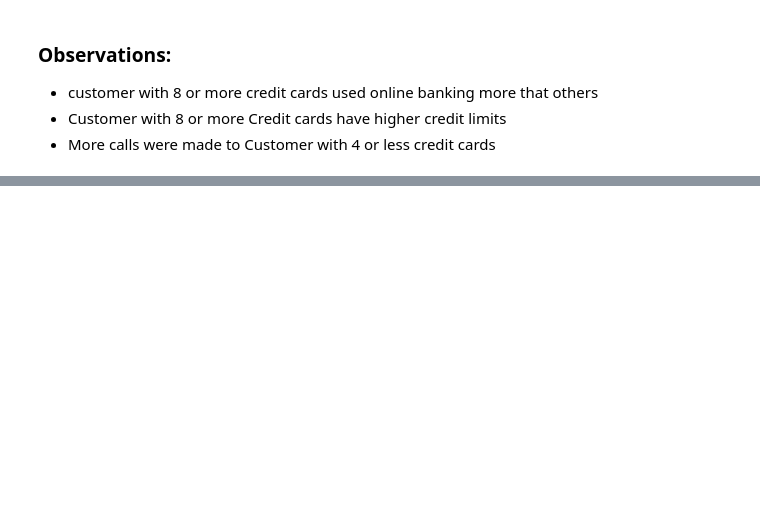
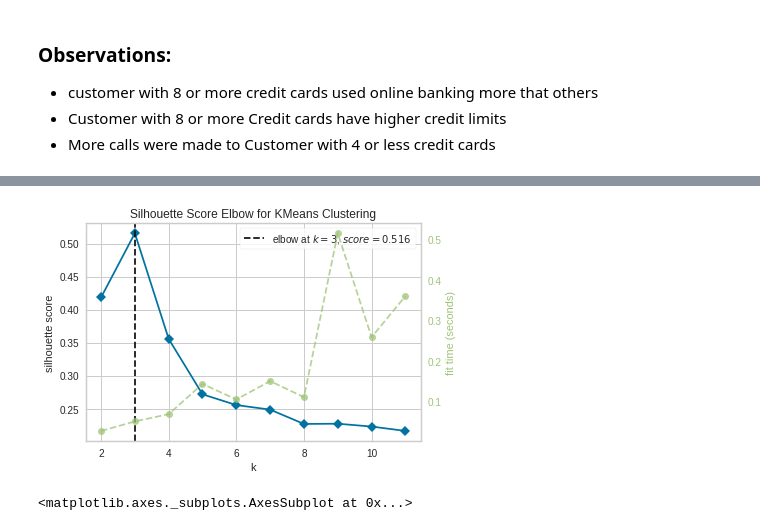
Before and after one commit to milind69/milind69, a Jupyter notebook: all_bank_customer_segmentation.ipynb, the cells around one changed output, grey strips where cells are left out. Saved outputs shown, nothing was run; the diff lists cells and outputs as text; code cells hidden in the pictures; blank space fills up the shorter version.

```diff
--- a/all_bank_customer_segmentation.ipynb
+++ b/all_bank_customer_segmentation.ipynb
@@ -524,0 +617,10 @@ plt.show()
+# %%
+from yellowbrick.cluster import KElbowVisualizer
+
+model = KMeans()
+vz = KElbowVisualizer(model, k=range(2, 12), metric="silhouette")
+vz.fit(subset_scaled_df)  # Fit the data to the visualizer
+vz.show()
+# %% [output]
+[figure, added]
+<matplotlib.axes._subplots.AxesSubplot at 0x...>
```
Also changed, not shown: parts of 42 cells of this notebook.
